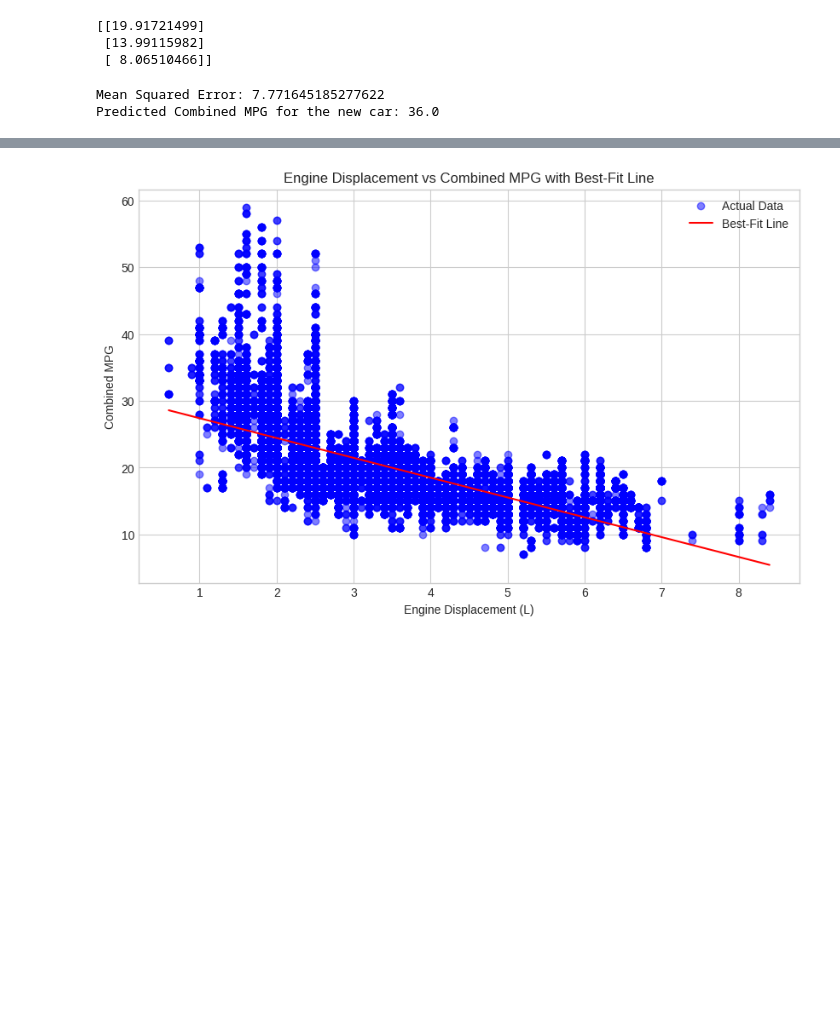
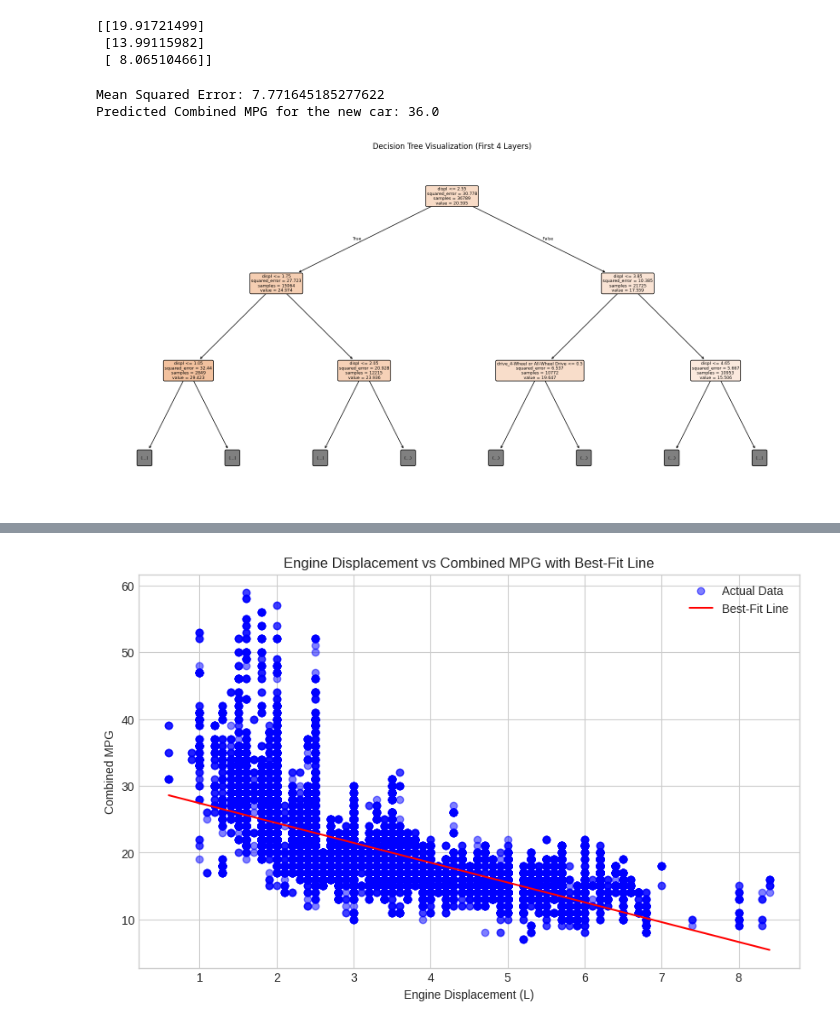
Before and after one commit to MatthewC00273575/Data-Science, a Jupyter notebook: linearregressiontest.ipynb, the cells around one changed output, grey strips where cells are left out. Drawn from its saved outputs; the diff is of its cells as text; code cells hidden in the pictures; blank space fills up the shorter version.

Commit message:
visualising decision tree

```diff
--- a/linearregressiontest.ipynb
+++ b/linearregressiontest.ipynb
@@ -4,7 +4,6 @@
 %matplotlib inline
 from sklearn.model_selection import train_test_split
 import matplotlib.pyplot as plt
-plt.style.use('seaborn-whitegrid')
 import numpy as np
 import pandas as pd
 from sklearn.linear_model import LinearRegression
@@ -70,8 +69,9 @@ print(predictions)  # Outputs the predicted fuel efficiency
  [13.99115982]
  [ 8.06510466]]
 # %%
+from sklearn.tree import plot_tree
+import matplotlib.pyplot as plt
 vehicles_df = pd.read_csv('/content/vehicles.csv')
-
 
 # Select relevant features and target variable
 features = ['displ', 'cylinders', 'drive', 'fuelType']  # Predictor variables
@@ -97,30 +97,46 @@ model = DecisionTreeRegressor(random_state=42)
 model.fit(X_train, y_train)
 
 # Make predictions on the test set
 y_pred = model.predict(X_test)
 
 # Evaluate the model using Mean Squared Error (MSE)
 mse = mean_squared_error(y_test, y_pred)
 print(f"Mean Squared Error: {mse}")
 
 # Example new car's attributes
 new_car = {
     'displ': 1,       # Engine displacement
     'cylinders': 6,     # Number of cylinders
     'drive_FWD': 0,     # Front-wheel drive (set to 1 for FWD, 0 otherwise)
     'fuelType_Gasoline': 1  # Gasoline (set to 1 for gasoline, 0 otherwise)
 }
 
 # Convert the new car's attributes to a DataFrame with the same structure as the training data
 new_car_df = pd.DataFrame([new_car])
 
 # Ensure the new car DataFrame has the same columns as the training set
 new_car_df = new_car_df.reindex(columns=X.columns, fill_value=0)
 
 # Predict the fuel efficiency for the new car
 predicted_mpg = model.predict(new_car_df)
 
 print(f"Predicted Combined MPG for the new car: {predicted_mpg[0]}")
+
+from sklearn.tree import plot_tree
+import matplotlib.pyplot as plt
+
+# Plot the decision tree limited to the first 4 layers
+plt.figure(figsize=(20, 10))
+plot_tree(
+    model,
+    feature_names=X.columns,  # Column names as feature labels
+    filled=True,              # Add colors to nodes based on splitting criterion
+    rounded=True,             # Rounded box shapes for nodes
+    max_depth=2               # Limit visualization to the first 4 layers
+)
+plt.title("Decision Tree Visualization (First 4 Layers)")
+plt.show()
 # %% [output]
 Mean Squared Error: 7.771645185277622
 Predicted Combined MPG for the new car: 36.0
+[figure, added]
```
Also changed, not shown: parts of 1 cell of this notebook.
